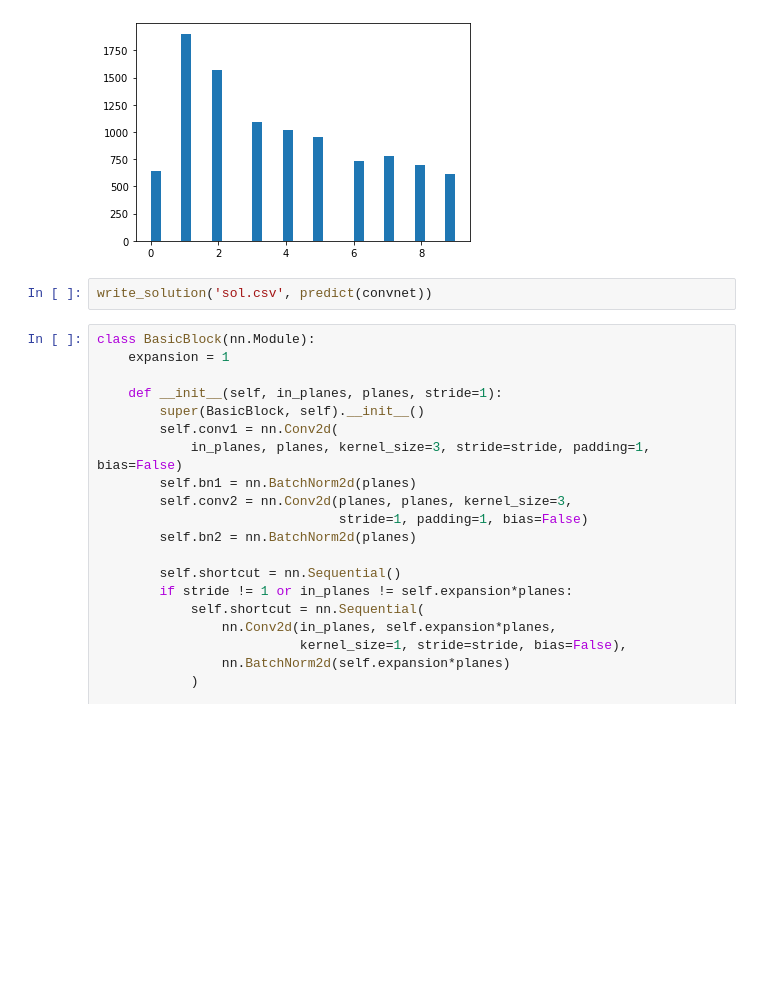
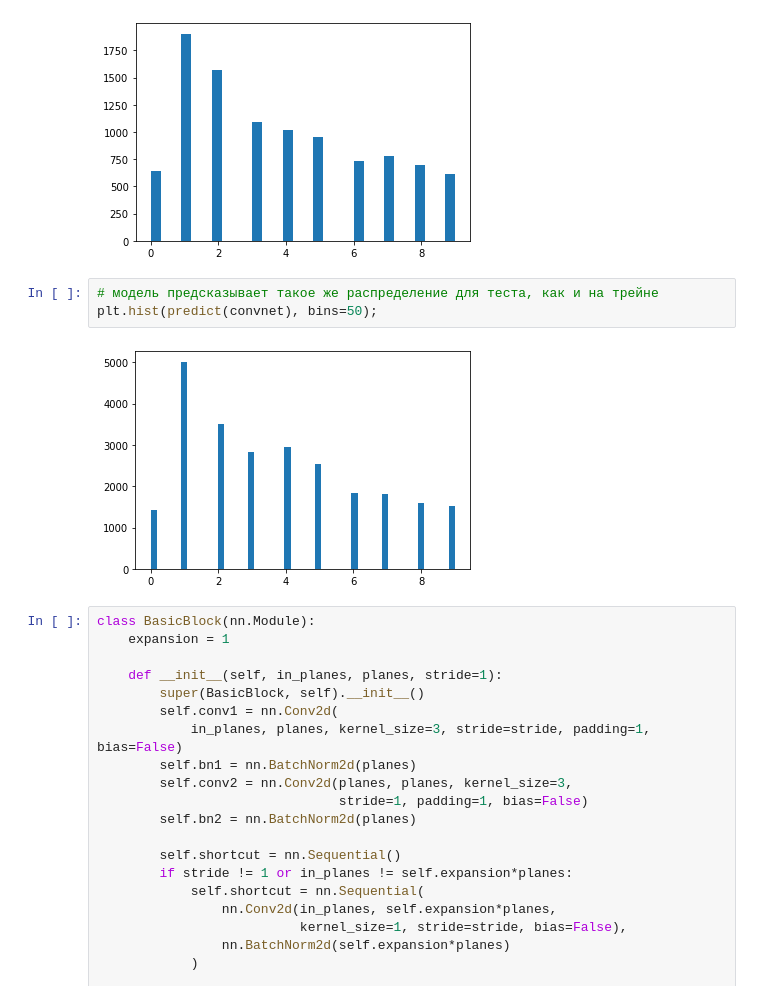
Before and after one commit to ivan-goldov/sirius, a Jupyter notebook: Sirius.ipynb, the cells around one changed output. Cells and saved outputs as stored; diff of their text form; blank space fills up the shorter version.

Commit message:
Udpdate solution

```diff
--- a/Sirius.ipynb
+++ b/Sirius.ipynb
@@ -431,8 +433,11 @@ plt.hist([i for _, i in train_data], bins=30);
 plt.hist([i for _, i in val_data], bins=30);
 # %% [output]
 [figure]
-# %%
-write_solution('sol.csv', predict(convnet))
+# %%
+# модель предсказывает такое же распределение для теста, как и на трейне
+plt.hist(predict(convnet), bins=50);
+# %% [output]
+[figure, added]
 # %%
 class BasicBlock(nn.Module):
     expansion = 1
```
Also changed, not shown: parts of 19 cells of this notebook.
